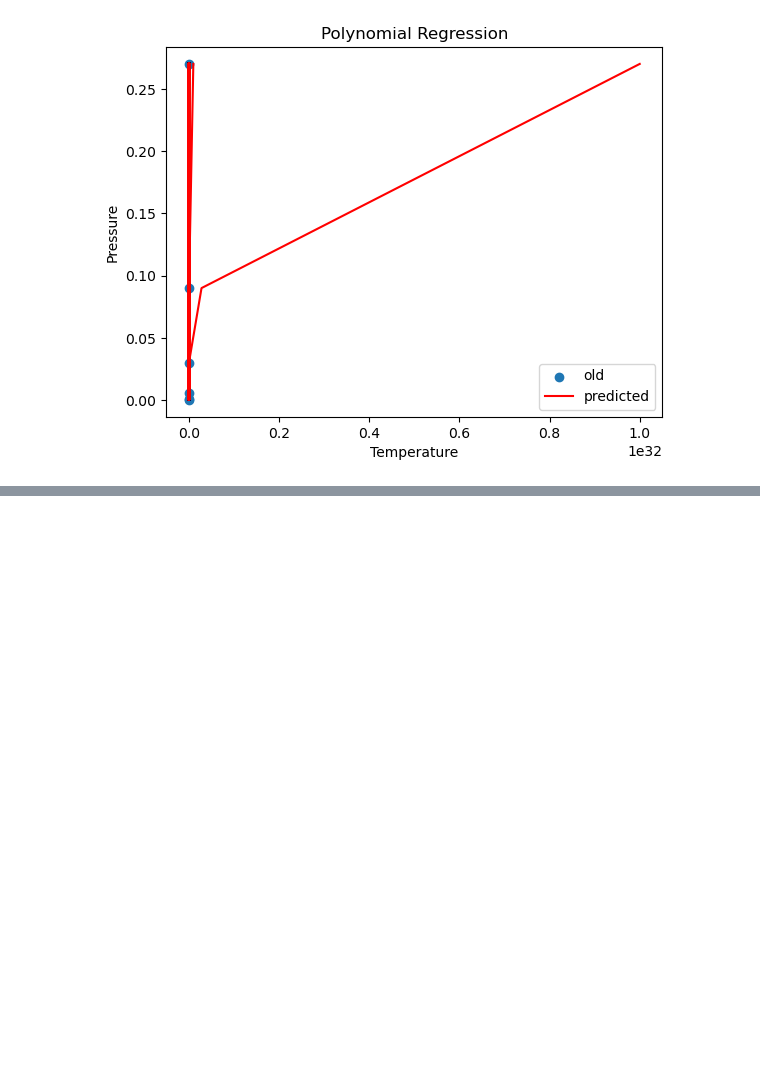
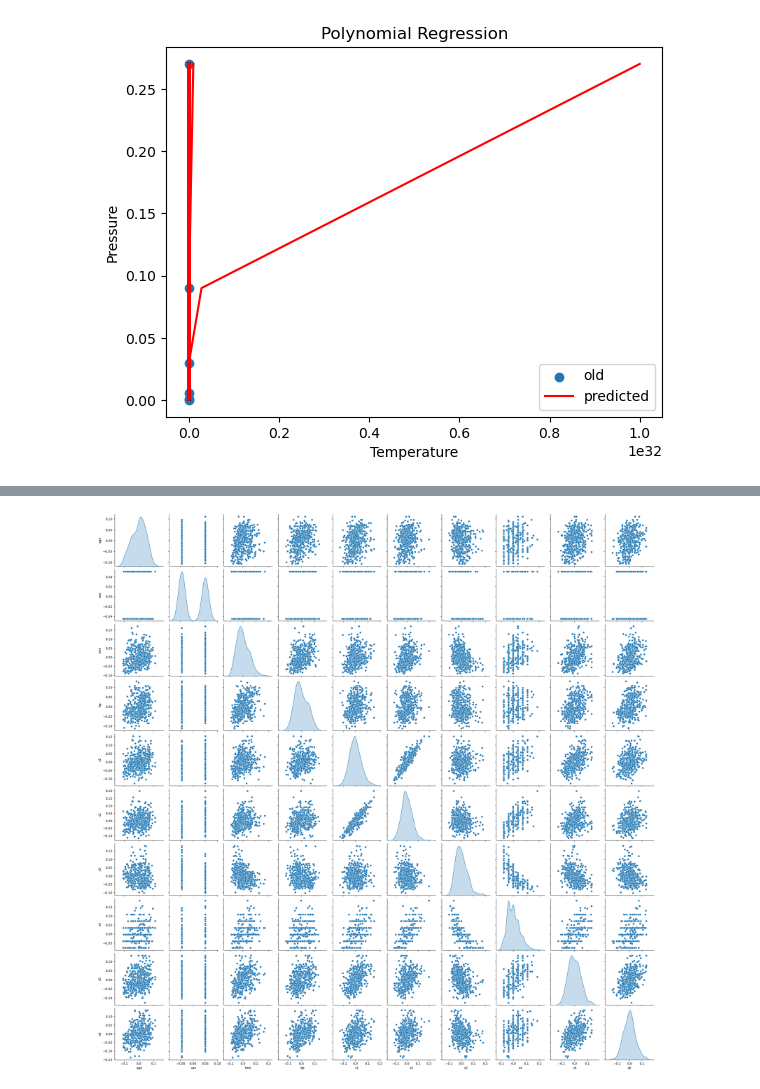
Before and after one commit to deepaknandeshwar17/Machine_Learning_practice, a Jupyter notebook: ml2.ipynb, the cells around one changed output, grey strips where cells are left out. Saved outputs shown, nothing was run; the diff lists cells and outputs as text; code cells hidden in the pictures; blank space fills up the shorter version.

```diff
--- a/ml2.ipynb
+++ b/ml2.ipynb
@@ -416,0 +470,7 @@ x = pd.DataFrame(sc.transform(x), columns=x.columns)
+# %%
+# pairplot for features vs target
+
+sns.pairplot(diabetes_df, vars=diabetes_df.columns[:-1], diag_kind='kde')
+plt.show()
+# %% [output]
+[figure, added]
```
Also changed, not shown: parts of 26 cells of this notebook.
